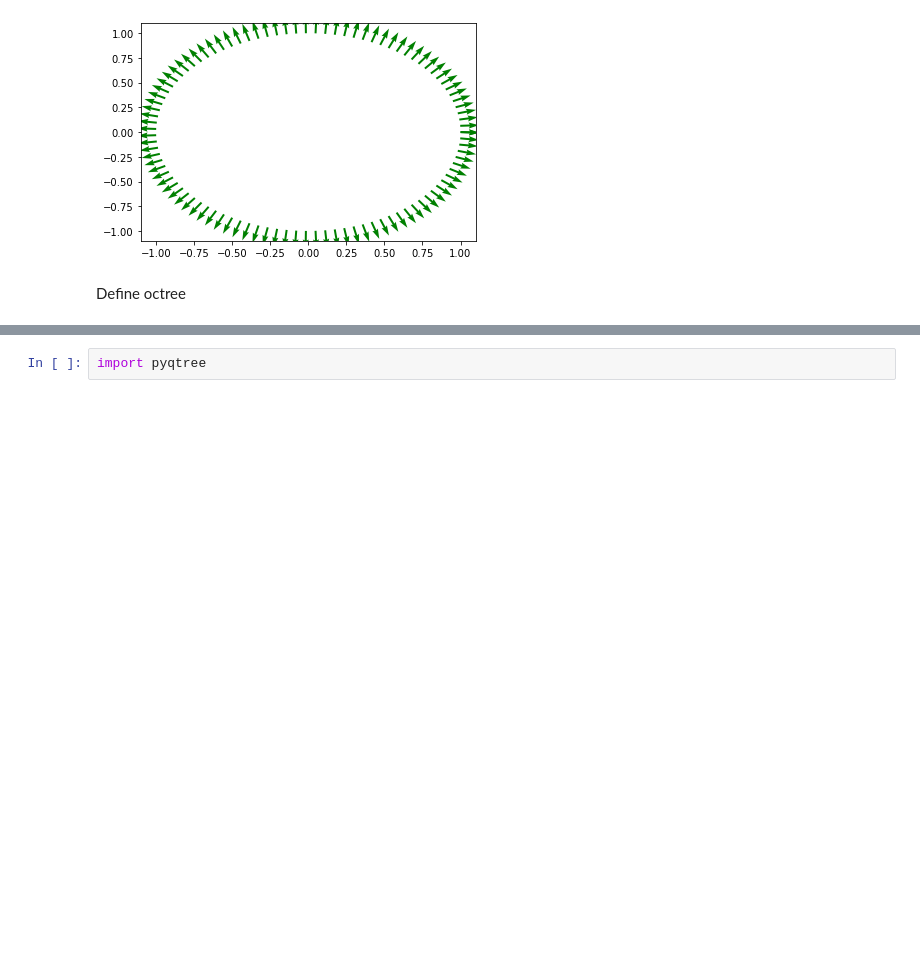
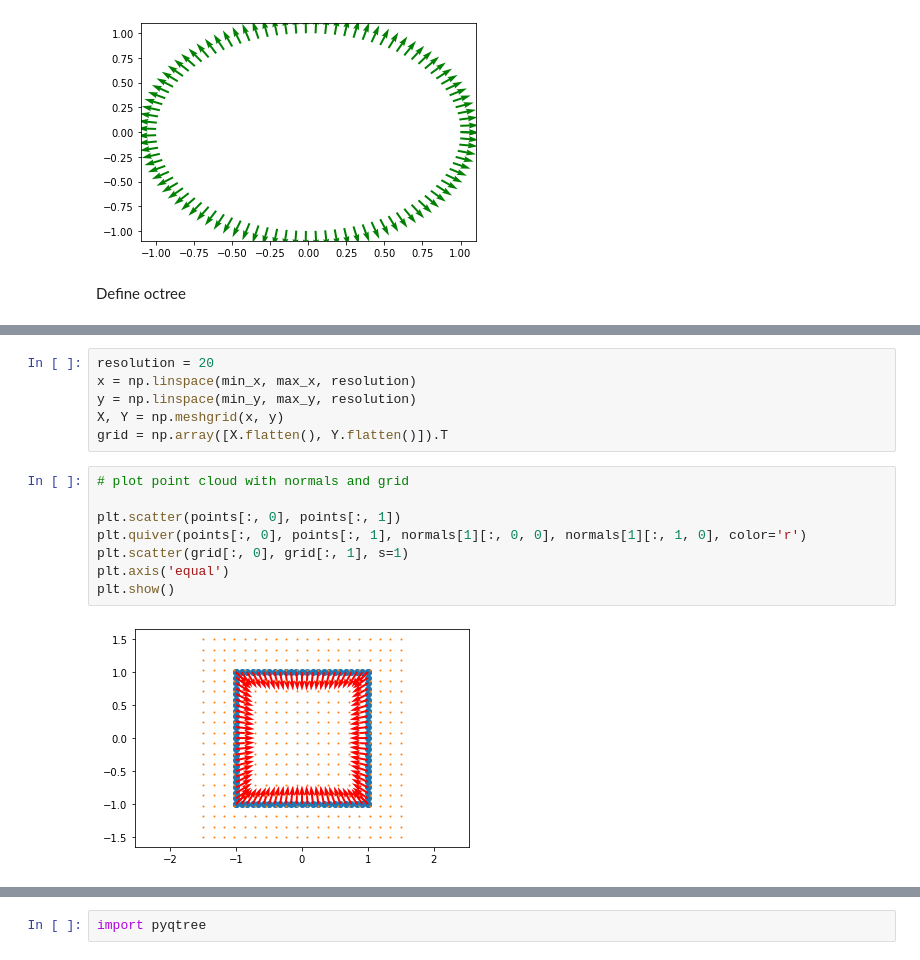
Before and after one commit to constantbourdrez/ScreenedPoissonReconstruction, a Jupyter notebook: poissonrecon.ipynb, the cells around one changed output, grey strips where cells are left out. Saved outputs shown, nothing was run; the diff lists cells and outputs as text; blank space fills up the shorter version.

```diff
--- a/poissonrecon.ipynb
+++ b/poissonrecon.ipynb
@@ -71,0 +72,16 @@ plt.show()
+# %%
+resolution = 20
+x = np.linspace(min_x, max_x, resolution)
+y = np.linspace(min_y, max_y, resolution)
+X, Y = np.meshgrid(x, y)
+grid = np.array([X.flatten(), Y.flatten()]).T
+# %%
+# plot point cloud with normals and grid
+
+plt.scatter(points[:, 0], points[:, 1])
+plt.quiver(points[:, 0], points[:, 1], normals[1][:, 0, 0], normals[1][:, 1, 0], color='r')
+plt.scatter(grid[:, 0], grid[:, 1], s=1)
+plt.axis('equal')
+plt.show()
+# %% [output]
+[figure, added]
```
Also changed, not shown: parts of 5 cells of this notebook, 2 other files.
